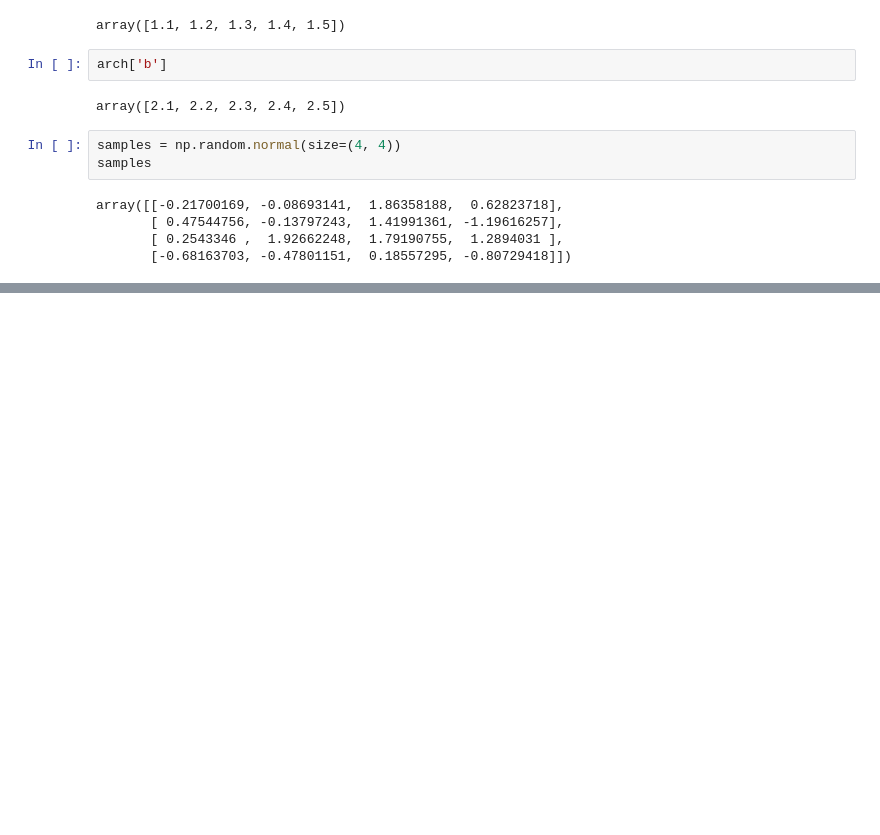
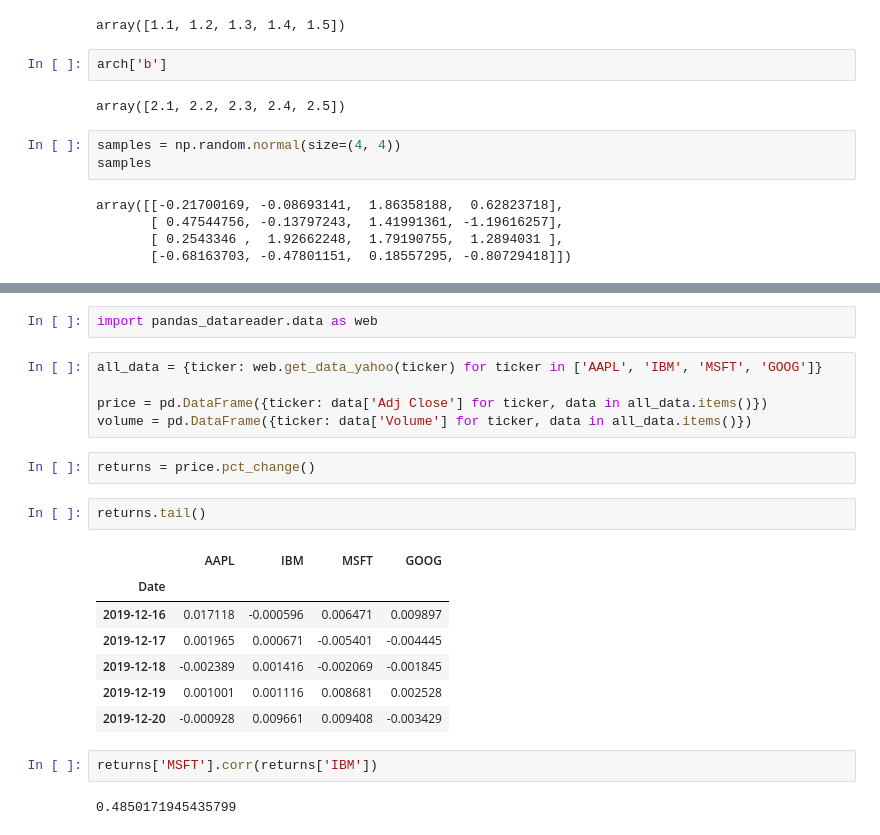
Before and after one commit to azfarbkhr/piaic_qtr2_assignments, a Jupyter notebook: Practice/practicing_data_analysis.ipynb, the cells around one changed output, grey strips where cells are left out. Cells and saved outputs as stored; diff of their text form; blank space fills up the shorter version.

```diff
--- a/Practice/practicing_data_analysis.ipynb
+++ b/Practice/practicing_data_analysis.ipynb
@@ -167,0 +249,23 @@ array([[-0.21700169, -0.08693141,  1.86358188,  0.62823718],
+# %%
+import pandas_datareader.data as web
+# %%
+all_data = {ticker: web.get_data_yahoo(ticker) for ticker in ['AAPL', 'IBM', 'MSFT', 'GOOG']}
+
+price = pd.DataFrame({ticker: data['Adj Close'] for ticker, data in all_data.items()})
+volume = pd.DataFrame({ticker: data['Volume'] for ticker, data in all_data.items()})
+# %%
+returns = price.pct_change()
+# %%
+returns.tail()
+# %% [output]
+|  | AAPL | IBM | MSFT | GOOG |
+| Date |  |  |  |  |
+| 2019-12-16 | 0.017118 | -0.000596 | 0.006471 | 0.009897 |
+| 2019-12-17 | 0.001965 | 0.000671 | -0.005401 | -0.004445 |
+| 2019-12-18 | -0.002389 | 0.001416 | -0.002069 | -0.001845 |
+| 2019-12-19 | 0.001001 | 0.001116 | 0.008681 | 0.002528 |
+| 2019-12-20 | -0.000928 | 0.009661 | 0.009408 | -0.003429 |
+# %%
+returns['MSFT'].corr(returns['IBM'])
+# %% [output]
+0.4850171945435799
```
Also changed, not shown: parts of 43 cells of this notebook.
